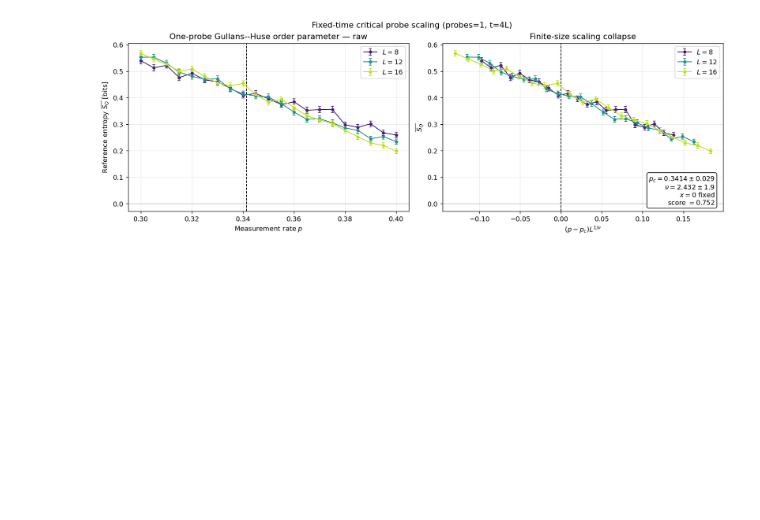
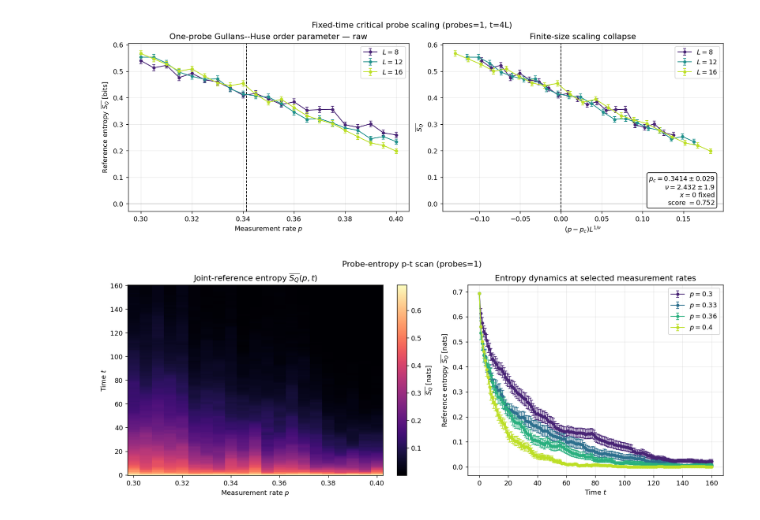
Before and after one commit to amarce4/mipt, a Jupyter notebook: python/visualize.ipynb, the cells around one changed output. Drawn from its saved outputs; the diff is of its cells as text; code cells hidden in the pictures; blank space fills up the shorter version.

Commit message:
probed: optimizations + cleaned logging

```diff
--- a/python/visualize.ipynb
+++ b/python/visualize.ipynb
@@ -301,3 +301,10 @@ result = da.probe_pc_collapse(
 # %% [output]
 sq: p_c=0.341404 ± 0.0292, nu=2.432 ± 1.91, x=0 ± 0, score=0.752461
 [figure]
+# %%
+result = da.probe_entropy_map(
+    "cpp/probed_1_rppu_n_16_reals_100_mode_2_p_0.3_0.4_res_21_t_0_160_res_161.csv",
+    p_values=[0.3, 0.33, 0.36, 0.4],
+)
+# %% [output]
+[figure, added]
```
Also changed, not shown: 12 other files.
